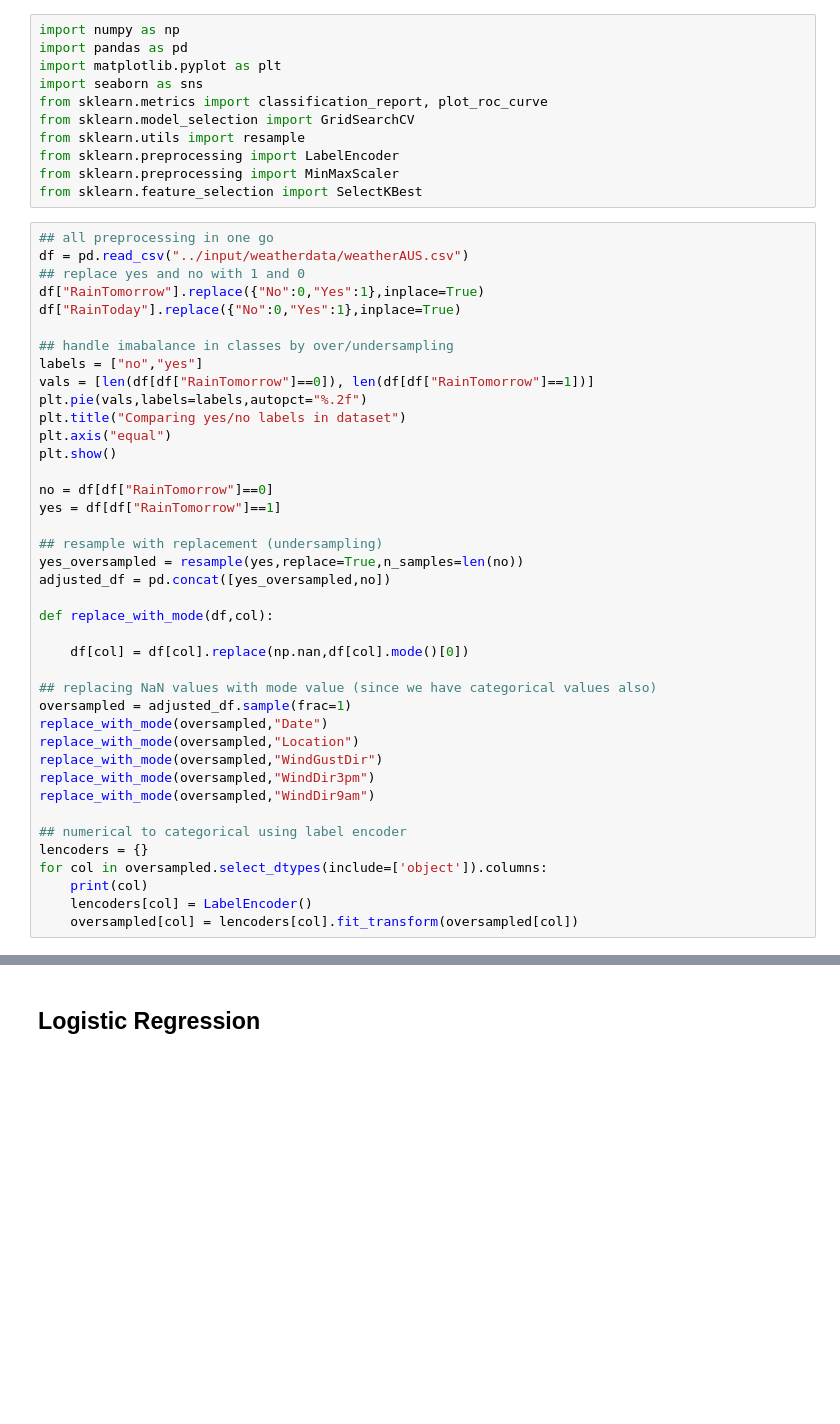
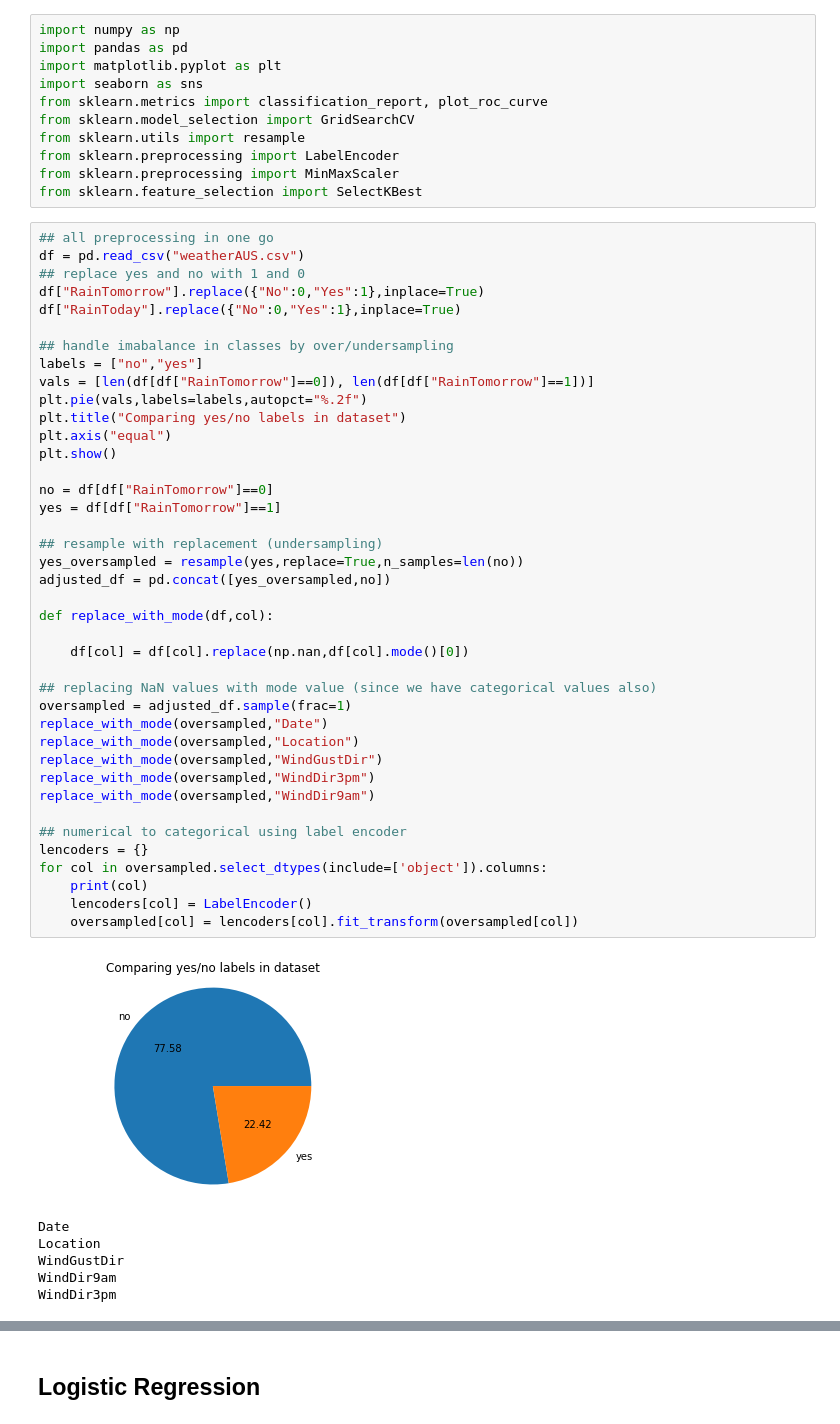
Before and after one commit to RahulSethi070801/ML_Project, a Jupyter notebook: ml_project_oversampled.ipynb, the cells around one changed output, grey strips where cells are left out. Cells and saved outputs as stored; diff of their text form; blank space fills up the shorter version.

```diff
--- a/ml_project_oversampled.ipynb
+++ b/ml_project_oversampled.ipynb
@@ -11,7 +11,7 @@ from sklearn.preprocessing import MinMaxScaler
 from sklearn.feature_selection import SelectKBest
 # %%
 ## all preprocessing in one go
-df = pd.read_csv("../input/weatherdata/weatherAUS.csv")
+df = pd.read_csv("weatherAUS.csv")
 ## replace yes and no with 1 and 0
 df["RainTomorrow"].replace({"No":0,"Yes":1},inplace=True)
 df["RainToday"].replace({"No":0,"Yes":1},inplace=True)
@@ -22,33 +22,40 @@ vals = [len(df[df["RainTomorrow"]==0]), len(df[df["RainTomorrow"]==1])]
 plt.pie(vals,labels=labels,autopct="%.2f")
 plt.title("Comparing yes/no labels in dataset")
 plt.axis("equal")
 plt.show()
 
 no = df[df["RainTomorrow"]==0]
 yes = df[df["RainTomorrow"]==1]
 
 ## resample with replacement (undersampling)
 yes_oversampled = resample(yes,replace=True,n_samples=len(no))
 adjusted_df = pd.concat([yes_oversampled,no])
 
 def replace_with_mode(df,col):
 
     df[col] = df[col].replace(np.nan,df[col].mode()[0])
 
 ## replacing NaN values with mode value (since we have categorical values also)
 oversampled = adjusted_df.sample(frac=1)
 replace_with_mode(oversampled,"Date")
 replace_with_mode(oversampled,"Location")
 replace_with_mode(oversampled,"WindGustDir")
 replace_with_mode(oversampled,"WindDir3pm")
 replace_with_mode(oversampled,"WindDir9am")
 
 ## numerical to categorical using label encoder
 lencoders = {}
 for col in oversampled.select_dtypes(include=['object']).columns:
     print(col)
     lencoders[col] = LabelEncoder()
     oversampled[col] = lencoders[col].fit_transform(oversampled[col])
+# %% [output]
+[figure, added]
+Date
+Location
+WindGustDir
+WindDir9am
+WindDir3pm
 # %%
 categorical_features = [column_name for column_name in df.columns]
 x=df[categorical_features].isnull().sum()
```
Also changed, not shown: parts of 4 cells of this notebook, 15 other files.
